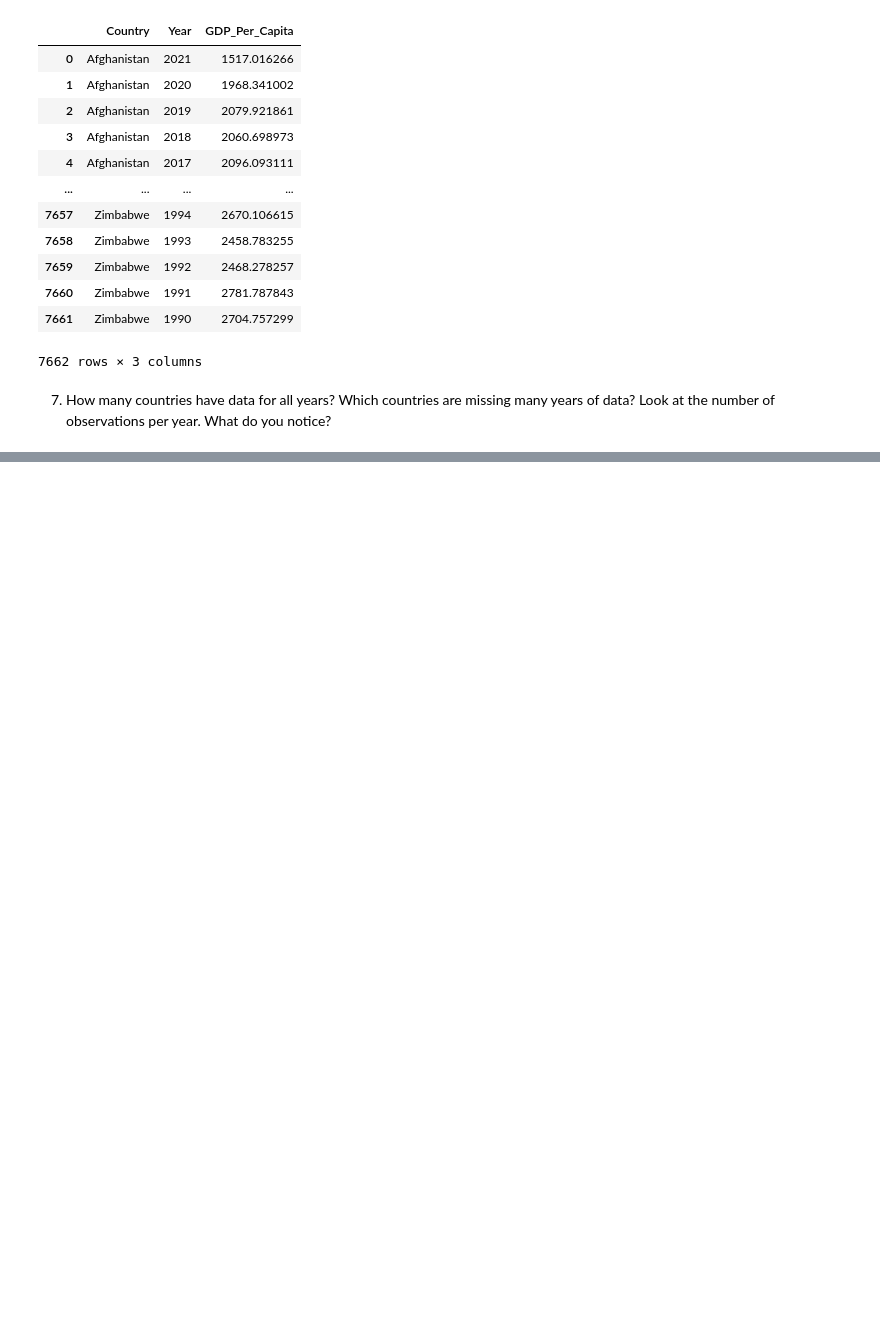
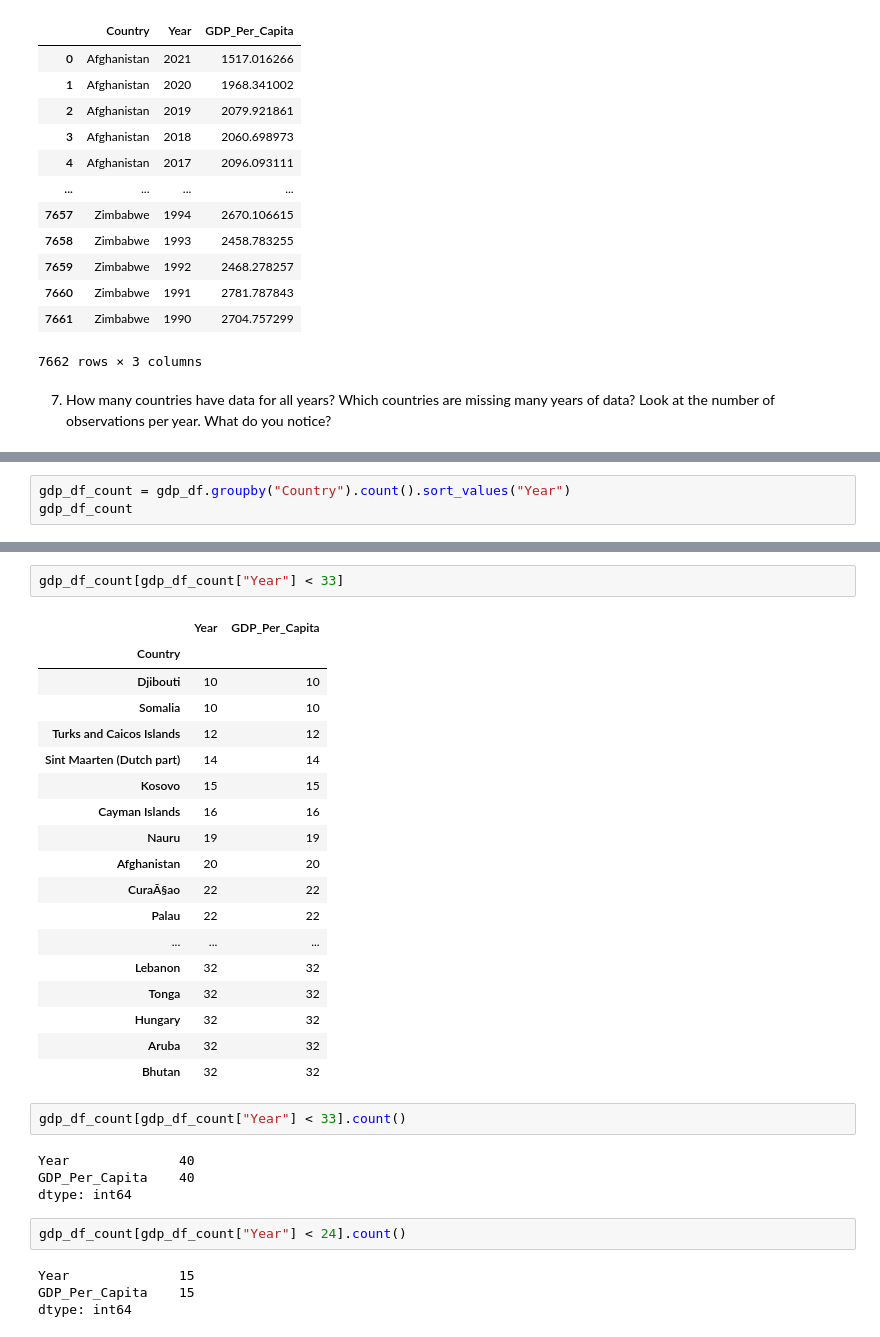
Before and after one commit to NSS-Data-Analytics-Cohort-10/gdp-and-internet-usage-rushichokshi, a Jupyter notebook: notebooks/un_notebook.ipynb, the cells around one changed output, grey strips where cells are left out. Cells and saved outputs as stored; diff of their text form; blank space fills up the shorter version.

```diff
--- a/notebooks/un_notebook.ipynb
+++ b/notebooks/un_notebook.ipynb
@@ -118,0 +144,3 @@ gdp_df.rename(columns = {'Country or Area':'Country','Value':'GDP_Per_Capita'})
+# %%
+gdp_df_count = gdp_df.groupby("Country").count().sort_values("Year")
+gdp_df_count
@@ -118,0 +162,33 @@ gdp_df.rename(columns = {'Country or Area':'Country','Value':'GDP_Per_Capita'})
+# %%
+gdp_df_count[gdp_df_count["Year"] < 33]
+# %% [output]
+|  | Year | GDP_Per_Capita |
+| Country |  |  |
+| Djibouti | 10 | 10 |
+| Somalia | 10 | 10 |
+| Turks and Caicos Islands | 12 | 12 |
+| Sint Maarten (Dutch part) | 14 | 14 |
+| Kosovo | 15 | 15 |
+| Cayman Islands | 16 | 16 |
+| Nauru | 19 | 19 |
+| Afghanistan | 20 | 20 |
+| CuraÃ§ao | 22 | 22 |
+| Palau | 22 | 22 |
+| ... | ... | ... |
+| Lebanon | 32 | 32 |
+| Tonga | 32 | 32 |
+| Hungary | 32 | 32 |
+| Aruba | 32 | 32 |
+| Bhutan | 32 | 32 |
+# %%
+gdp_df_count[gdp_df_count["Year"] < 33].count()
+# %% [output]
+Year              40
+GDP_Per_Capita    40
+dtype: int64
+# %%
+gdp_df_count[gdp_df_count["Year"] < 24].count()
+# %% [output]
+Year              15
+GDP_Per_Capita    15
+dtype: int64
```
Also changed, not shown: parts of 9 cells of this notebook.
